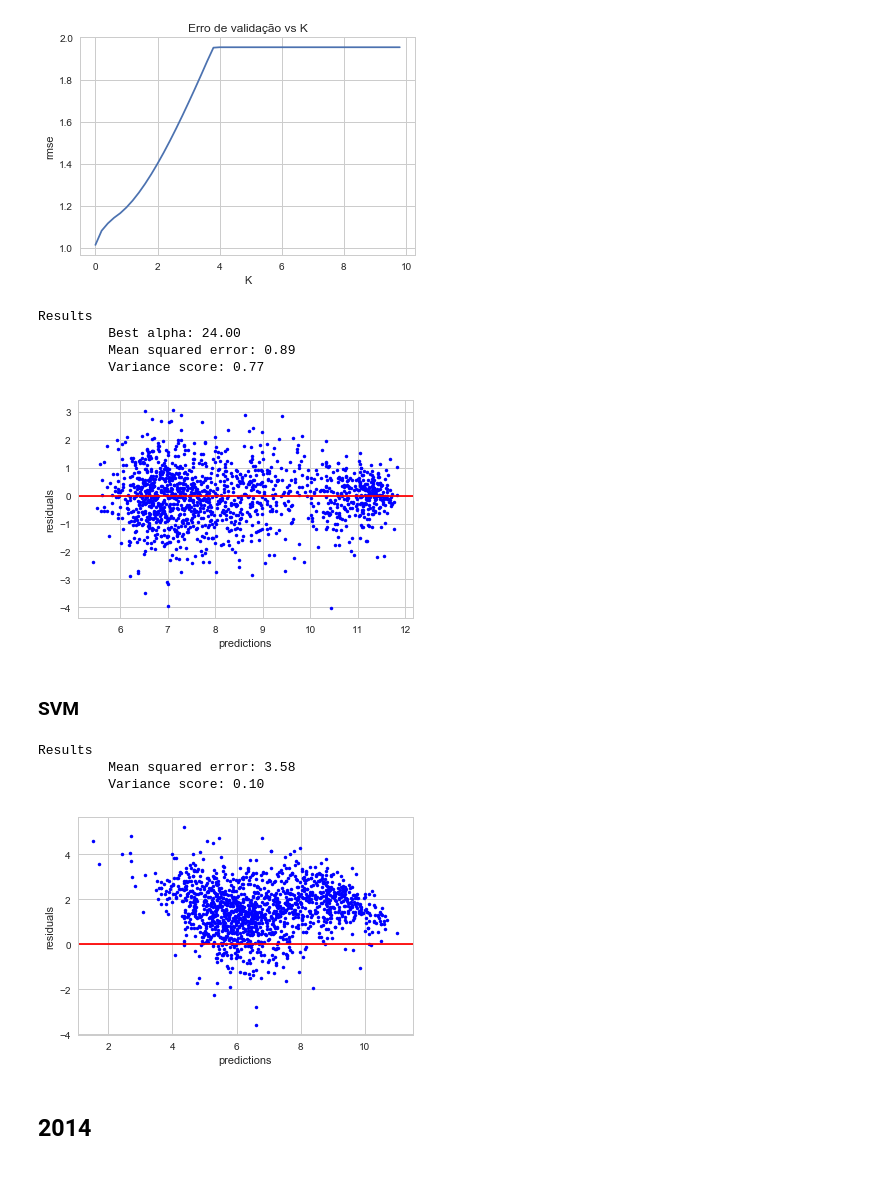
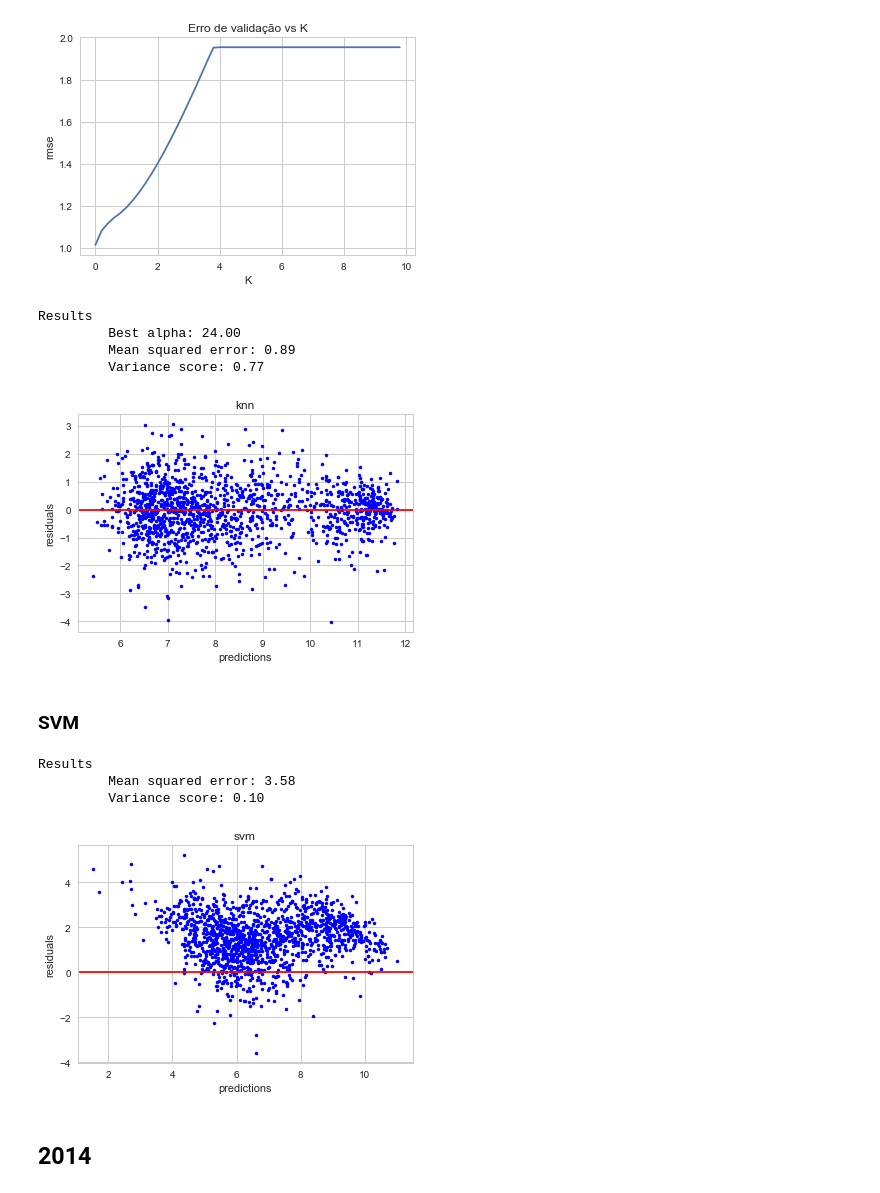
Before and after one commit to thiagonobrega/ml, a Jupyter notebook: VotingPrediction/notebook.ipynb, the cells around one changed output. Drawn from its saved outputs; the diff is of its cells as text; code cells hidden in the pictures.

```diff
--- a/VotingPrediction/notebook.ipynb
+++ b/VotingPrediction/notebook.ipynb
@@ -159,7 +159,7 @@ def plot_data(X,Y):
     plt.xlabel('X')
     plt.ylabel('Y')
 
-def plot_residuals_vs_fit(X,Y, model):
+def plot_residuals_vs_fit(X,Y, model, title):
     y_pred = model.predict(X)
     res = Y - y_pred
     #res = np.log(Y - y_pred)
@@ -167,8 +167,8 @@ def plot_residuals_vs_fit(X,Y, model):
     plt.axhline(y=0., color='r', linestyle='-')
     plt.xlabel("predictions")
     plt.ylabel("residuals")
+    plt.title(title)
     #plt.yscale('log')
-
 
 def print_poly_predictions(X,Y, model):
     plot_data(X,Y)
@@ -183,14 +183,17 @@ def print_coefficients(model):
     w.reverse()
     print (np.poly1d(w) + model.intercept_)
 
-def show_results(model,best_alpha,X,Y):
+def show_results(title,model,best_alpha,X,Y,ret=False):
     y_pred = model.predict(X)
-    plot_residuals_vs_fit(X, Y, model)
+    plot_residuals_vs_fit(X, Y, model,title)
     print("Results")
     if best_alpha != None:
         print("\t Best alpha: %.2f" % best_alpha)
     print("\t Mean squared error: %.2f" % mean_squared_error(Y,y_pred))
     print('\t Variance score: %.2f' % r2_score(Y,y_pred))
+
+    if ret:
+        return [title,mean_squared_error(Y,y_pred),r2_score(Y,y_pred)]
 # %% [markdown]
 ### Ridge
 # %%
@@ -276,32 +280,25 @@ best_rmse, best_k = best_rmse_param(series_knn)
 best_knn = KNeighborsRegressor(n_neighbors = best_k)
 best_knn.fit(X_train, Y_train)
 
-
-show_results(best_knn,best_k,X_validation,Y_validation)
+show_results("knn",best_knn,best_k,X_validation,Y_validation)
 # %% [output]
 Results
          Best alpha: 24.00
          Mean squared error: 0.89
          Variance score: 0.77
-[figure, old version]
+[figure, new version]
 # %% [markdown]
 ### SVM
 # %%
 from sklearn.svm import LinearSVR
 lsvr = LinearSVR(random_state=0, tol=1e-5)
 lsvr.fit(X_validation, Y_validation)
 
-
-y_pred = lsvr.predict(X_validation)
-plot_residuals_vs_fit(X_validation, Y_validation, lsvr)
-
-print("Results")
-print("\t Mean squared error: %.2f" % mean_squared_error(Y_validation,y_pred))
-print('\t Variance score: %.2f' % r2_score(Y_validation,y_pred))
+show_results("svm",lsvr,None,X_validation,Y_validation)
 # %% [output]
 Results
          Mean squared error: 3.58
          Variance score: 0.10
-[figure, old version]
+[figure, new version]
 # %% [markdown]
 ## 2014
```
Also changed, not shown: parts of 20 cells of this notebook.
